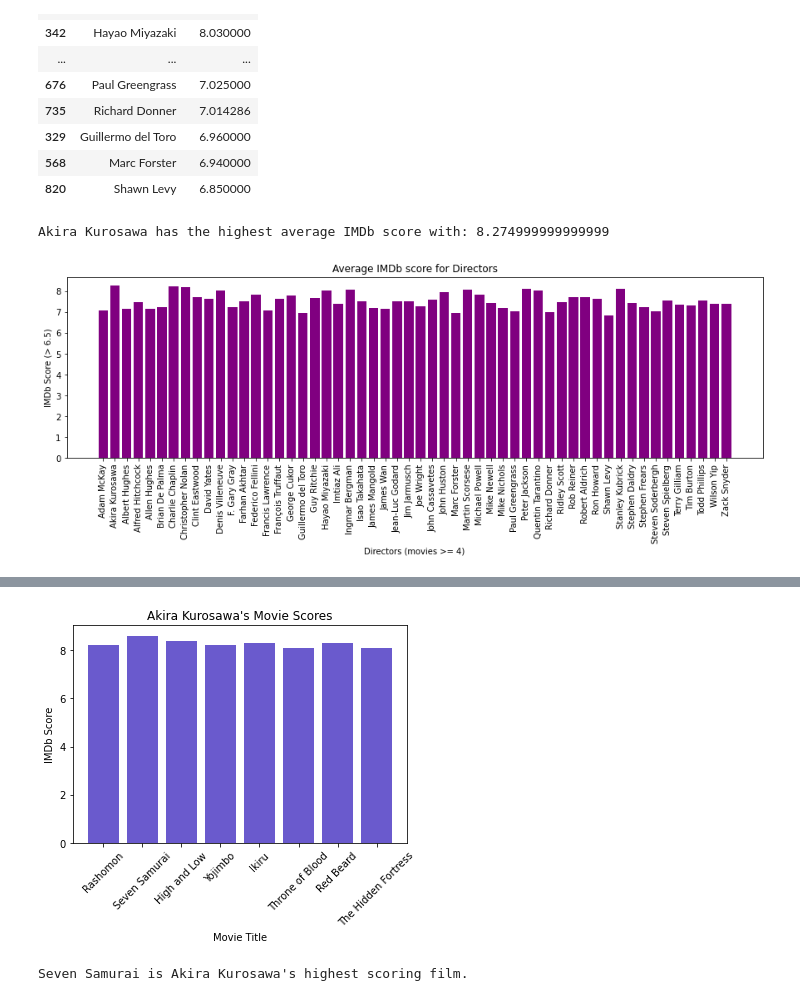
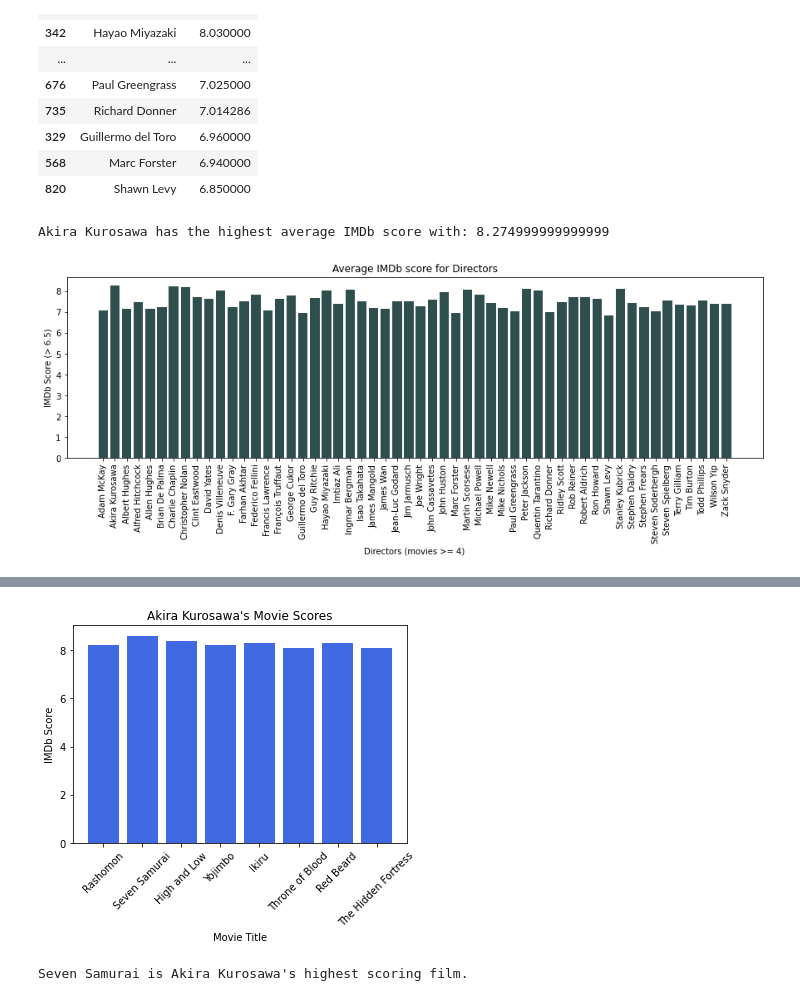
Before and after one commit to thn22/Eclipse__Rodeo2.0, a Jupyter notebook: Visualizations.ipynb, the cells around one changed output, grey strips where cells are left out. Cells and saved outputs as stored; diff of their text form; code cells hidden in the pictures.

```diff
--- a/Visualizations.ipynb
+++ b/Visualizations.ipynb
@@ -228,7 +274,7 @@ final_director.sort_values("imdb_score",ascending=False)
 # %%
 #create bar graph displaying director scores
 plt.figure(figsize=(15,4))
-plt.bar(final_director["name"],final_director["imdb_score"],color="purple")
+plt.bar(final_director["name"],final_director["imdb_score"],color="darkslategray")
 plt.xticks(rotation="vertical")
 plt.title("Average IMDb score for Directors")
 plt.xlabel("Directors (movies >= 4)")
@@ -237,7 +283,7 @@ print(f"Akira Kurosawa has the highest average IMDb score with: {final_director.
 plt.show()
 # %% [output]
 Akira Kurosawa has the highest average IMDb score with: 8.274999999999999
-[figure, old version]
+[figure, new version]
 # %%
 #filter dataframe to show Akira Kurosawa's movies
 akira_df = cleaned_movie[cleaned_movie["name"]=="Akira Kurosawa"]
@@ -254,13 +300,13 @@ akira_df
 | 27865 | tm127957 | 0.0 | 0.0 | 1.0 | The Hidden Fortress | MOVIE | NaN | 139 | ['comedy', 'drama', 'action'] | Akira Kurosawa | ... |
 # %%
 #create bar graph that shows Akira Kurosawa's movies and their scores
-plt.bar(akira_df["title"],akira_df["imdb_score"],color="slateblue")
+plt.bar(akira_df["title"],akira_df["imdb_score"],color="royalblue")
 plt.xticks(rotation=45)
 plt.title("Akira Kurosawa's Movie Scores")
 plt.xlabel("Movie Title")
 plt.ylabel("IMDb Score")
 plt.show()
 print("Seven Samurai is Akira Kurosawa's highest scoring film.")
 # %% [output]
-[figure, old version]
+[figure, new version]
 Seven Samurai is Akira Kurosawa's highest scoring film.
```
Also changed, not shown: parts of 19 cells of this notebook, 4 other files.
